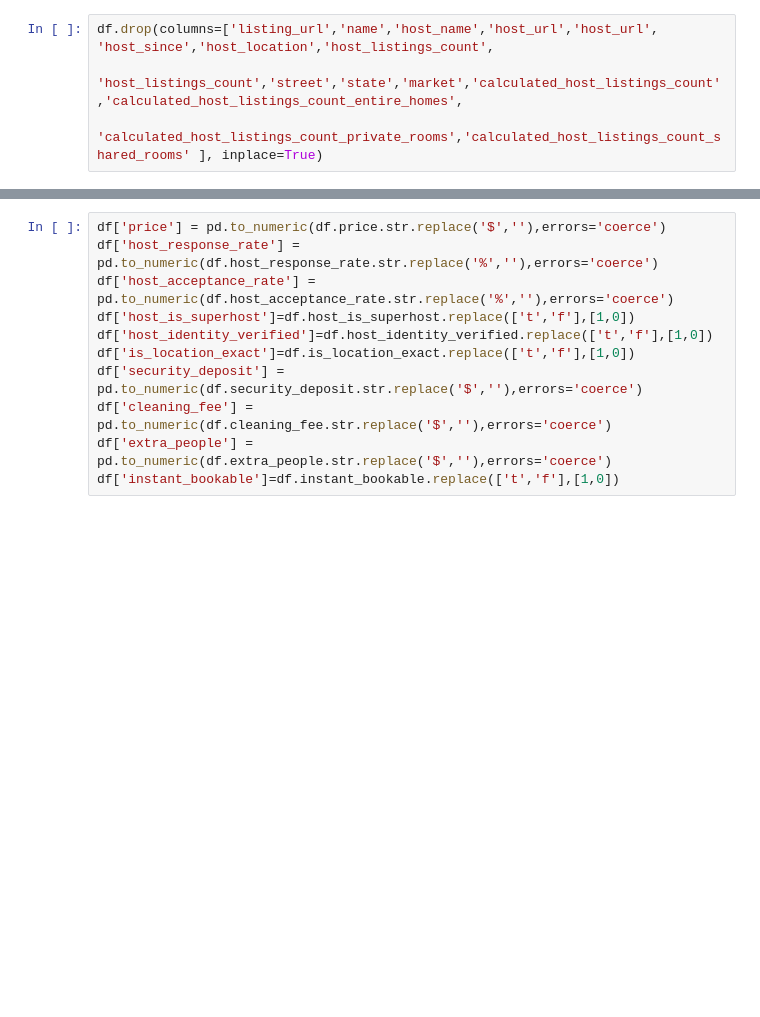
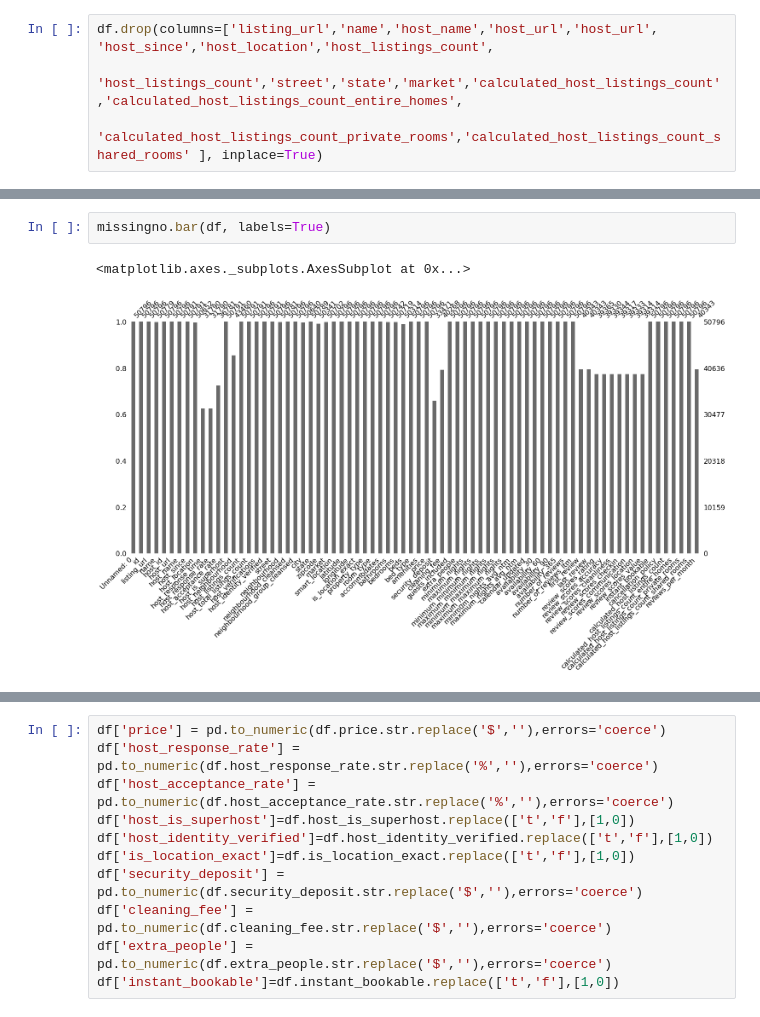
Before and after one commit to dcollaguazo/Airbnb-Price-Prediction, a Jupyter notebook: variable_exploration/jas/jas_exploration.ipynb, the cells around one changed output, grey strips where cells are left out. Drawn from its saved outputs; the diff is of its cells as text; blank space fills up the shorter version.

```diff
--- a/variable_exploration/jas/jas_exploration.ipynb
+++ b/variable_exploration/jas/jas_exploration.ipynb
@@ -22,0 +125,5 @@ df.drop(columns=['listing_url','name','host_name','host_url','host_url', 'host_s
+# %%
+missingno.bar(df, labels=True)
+# %% [output]
+<matplotlib.axes._subplots.AxesSubplot at 0x...>
+[figure, added]
```
Also changed, not shown: parts of 14 cells of this notebook.
